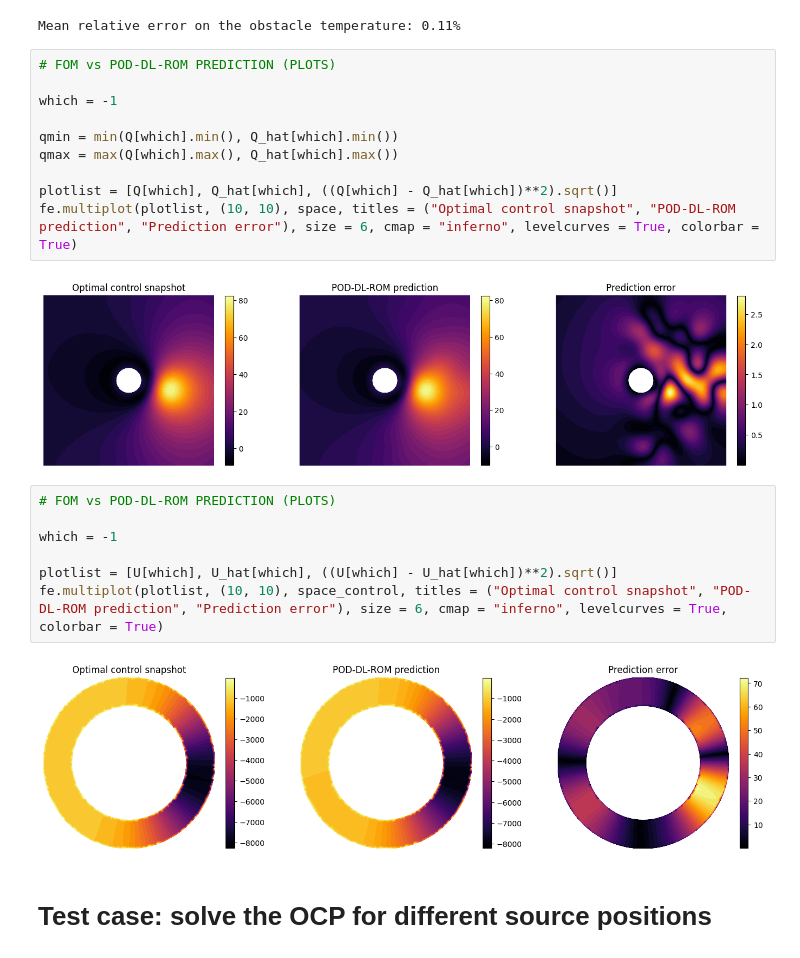
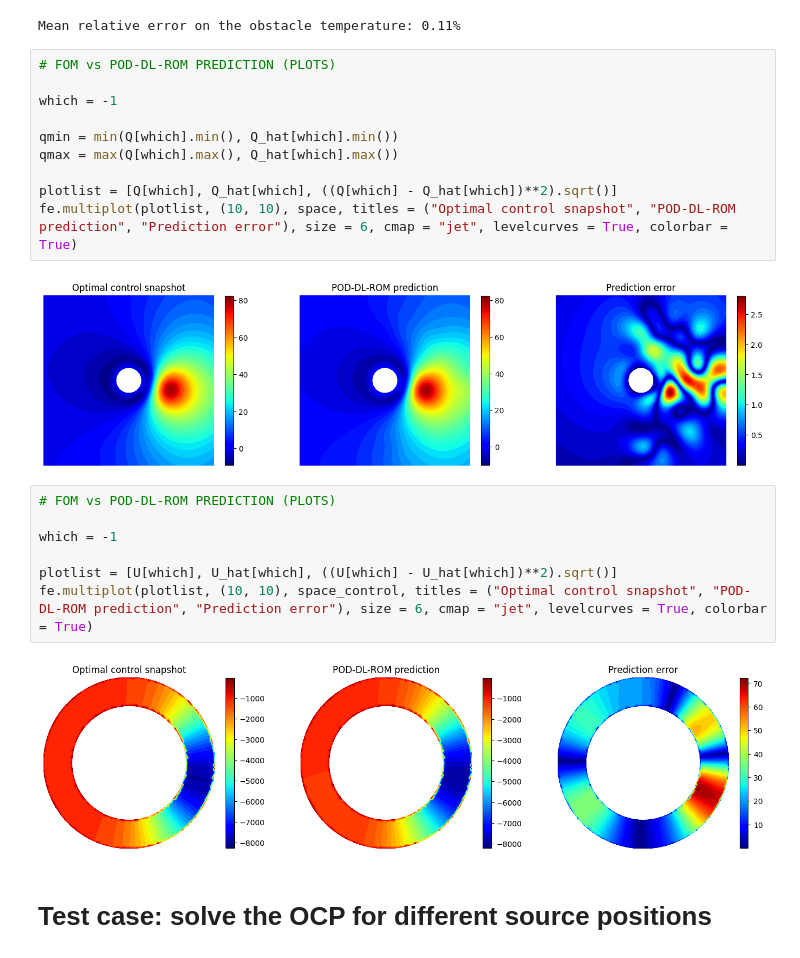
Before and after one commit to MatteoTomasetto/OCP-DL-ROM, a Jupyter notebook: ActiveThermalCooling.ipynb, the cells around one changed output. Cells and saved outputs as stored; diff of their text form.

```diff
--- a/ActiveThermalCooling.ipynb
+++ b/ActiveThermalCooling.ipynb
@@ -535,24 +535,24 @@ Mean relative error on the obstacle temperature: 0.11%
 # %%
 # FOM vs POD-DL-ROM PREDICTION (PLOTS)
 
 which = -1
 
 qmin = min(Q[which].min(), Q_hat[which].min())
 qmax = max(Q[which].max(), Q_hat[which].max())
 
 plotlist = [Q[which], Q_hat[which], ((Q[which] - Q_hat[which])**2).sqrt()]
-fe.multiplot(plotlist, (10, 10), space, titles = ("Optimal control snapshot", "POD-DL-ROM prediction", "Prediction error"), size = 6, cmap = "inferno", levelcurves = True, colorbar = True)
+fe.multiplot(plotlist, (10, 10), space, titles = ("Optimal control snapshot", "POD-DL-ROM prediction", "Prediction error"), size = 6, cmap = "jet", levelcurves = True, colorbar = True)
 # %% [output]
-[figure, old version]
+[figure, new version]
 # %%
 # FOM vs POD-DL-ROM PREDICTION (PLOTS)
 
 which = -1
 
 plotlist = [U[which], U_hat[which], ((U[which] - U_hat[which])**2).sqrt()]
-fe.multiplot(plotlist, (10, 10), space_control, titles = ("Optimal control snapshot", "POD-DL-ROM prediction", "Prediction error"), size = 6, cmap = "inferno", levelcurves = True, colorbar = True)
+fe.multiplot(plotlist, (10, 10), space_control, titles = ("Optimal control snapshot", "POD-DL-ROM prediction", "Prediction error"), size = 6, cmap = "jet", levelcurves = True, colorbar = True)
 # %% [output]
-[figure, old version]
+[figure, new version]
 # %% [markdown]
 # Test case: solve the OCP for different source positions
 # %%
```
Also changed, not shown: parts of 7 cells of this notebook, 1 other file.
